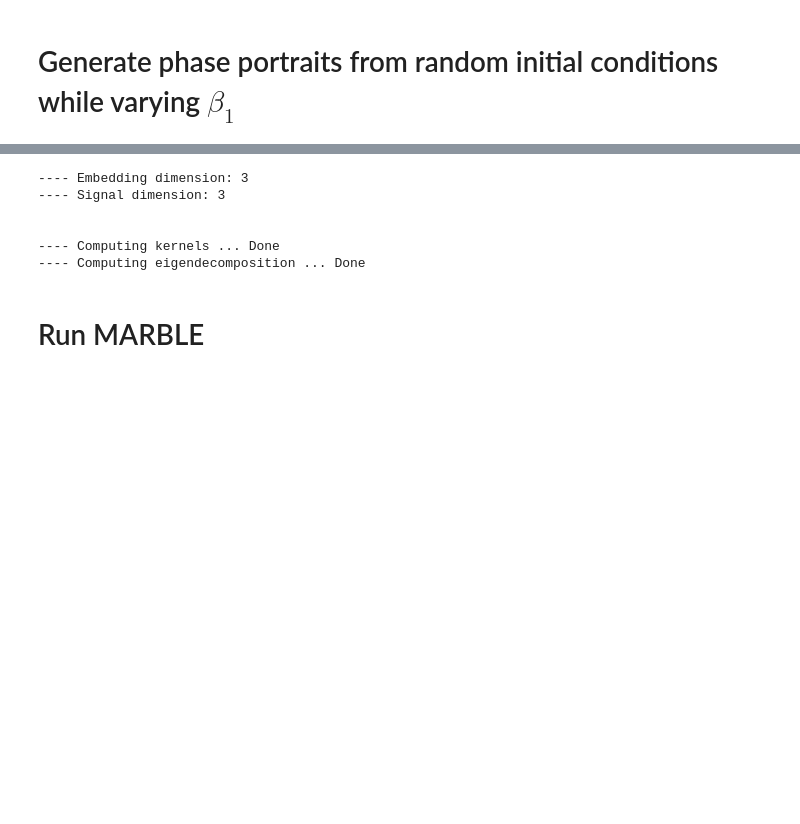
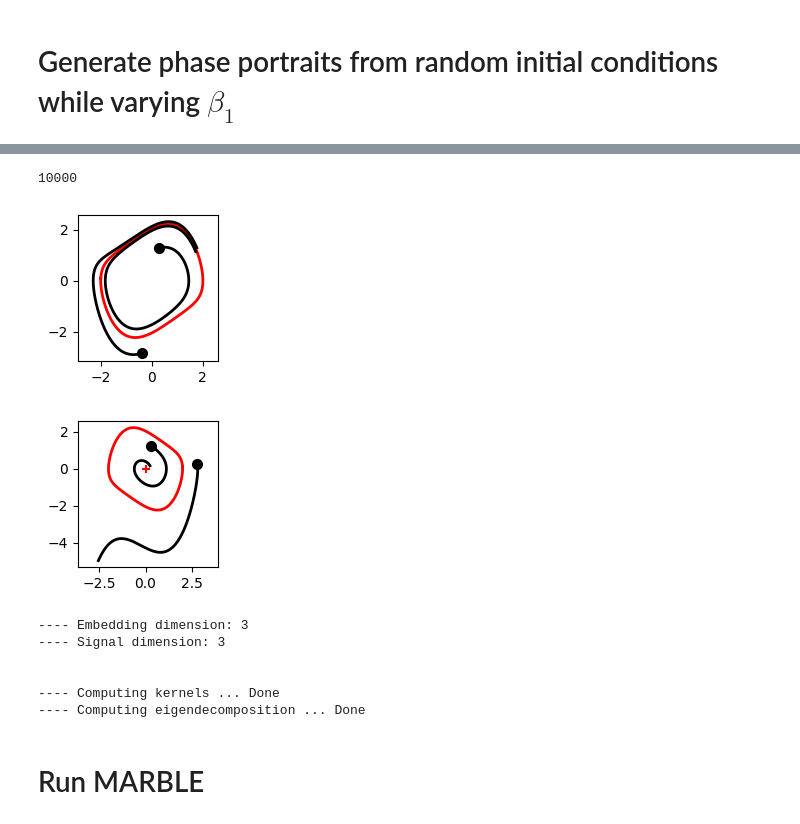
Before and after one commit to agosztolai/MARBLE, a Jupyter notebook: examples/Figure_2_vanderpol.ipynb, the cells around one changed output, grey strips where cells are left out. Saved outputs shown, nothing was run; the diff lists cells and outputs as text; code cells hidden in the pictures; blank space fills up the shorter version.

Commit message:
traj plot

```diff
--- a/examples/Figure_2_vanderpol.ipynb
+++ b/examples/Figure_2_vanderpol.ipynb
@@ -99,12 +35,56 @@ ax[3].set_ylim(-5, 5)
-# %%
-data = MARBLE.construct_dataset(pos, features=vel, k=20, stop_crit=0.03, local_gauges=False)
-# %% [output]
----- Embedding dimension: 3
----- Signal dimension: 3
-
-
----- Computing kernels ... Done
----- Computing eigendecomposition ... Done
+# %%
+# simulate some long trajectories to plot attractor
+t_long = np.arange(0, 100, 0.01)
+print(len(t_long))
+mus_long = [0.5, 0.5, 0.5, -0.5, -0.5, -0.5]#, 0.5]
+X0 = dynamics.initial_conditions(1, len(mus_long), area)
+p_long, v_long = [], []
+for X0, m in zip(X0, mus_long):
+    p, v = dynamics.simulate_vanderpol(m, X0, t_long, keep_v=True)
+    p_long.append(p[0])
+    v_long.append(v[0])
+
+
+plt.figure(figsize=(2, 2))
+plt.plot(p_long[0][-640:, 0], p_long[0][-640:, 1], '-', c='r', lw=2)
+plt.scatter(p_long[0][0, 0], p_long[0][0, 1], c='k', lw=2)
+plt.plot(p_long[0][:700, 0], p_long[0][:700, 1], '-', c='k', lw=2)
+plt.scatter(p_long[2][0, 0], p_long[2][0, 1], c='k', lw=2)
+plt.plot(p_long[2][:400, 0], p_long[2][:400, 1], '-', c='k', lw=2)
+
+
+plt.axis('equal')
+plt.tight_layout()
+
+
+plt.savefig('traj_stable.pdf')
+
+
+plt.figure(figsize=(2, 2))
+plt.scatter(0, 0, c='r', marker='+')
+plt.plot(-p_long[0][-640:, 0], p_long[0][-640:, 1], '-', c='r', lw=2)
+plt.scatter(p_long[3][0, 0], p_long[3][0, 1], c='k', lw=2)
+plt.plot(p_long[3][:700, 0], p_long[3][:700, 1], '-', c='k', lw=2)
+plt.scatter(p_long[4][0, 0], p_long[4][0, 1], c='k', lw=2)
+plt.plot(p_long[4][:180, 0], p_long[4][:180, 1], '-', c='k', lw=2)
+
+
+plt.axis('equal')
+plt.tight_layout()
+plt.savefig('traj_unstable.pdf')
+# %% [output]
+10000
+[figure, added]
+[figure, added]
+# %%
+data = MARBLE.construct_dataset(pos, features=vel, k=20, stop_crit=0.03, local_gauges=False)
+# %% [output]
+---- Embedding dimension: 3
+---- Signal dimension: 3
+
+
+---- Computing kernels ... Done
+---- Computing eigendecomposition ... Done
 # %% [markdown]
 # Run MARBLE
 # %%
```
Also changed, not shown: parts of 17 cells of this notebook, 4 other files.
